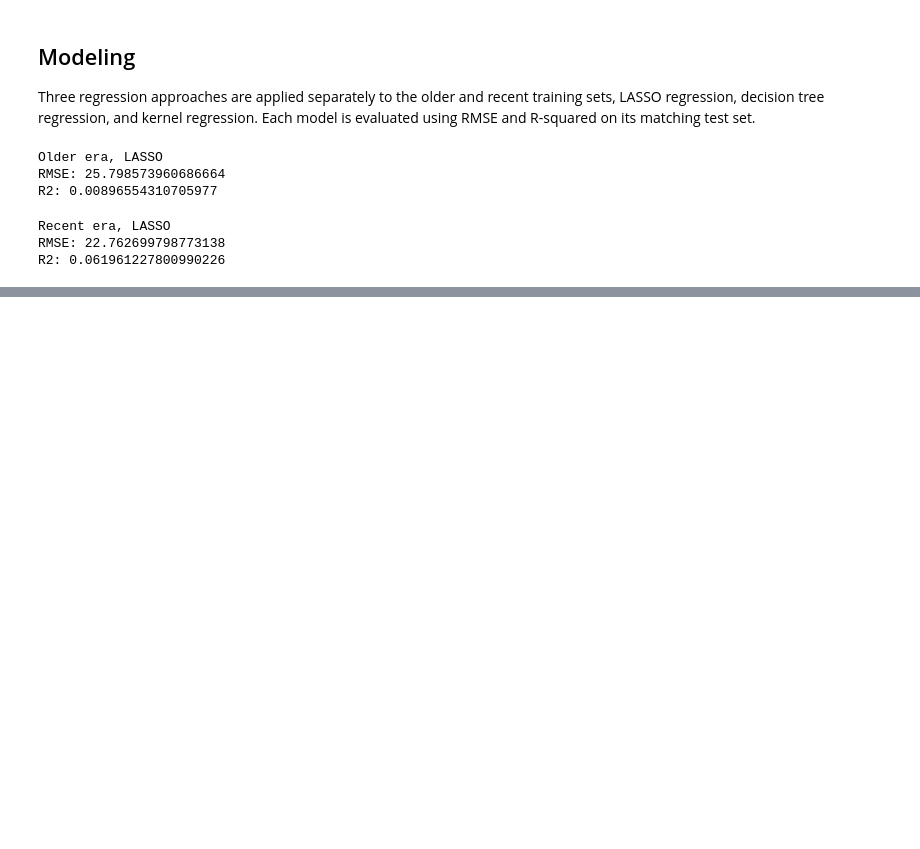
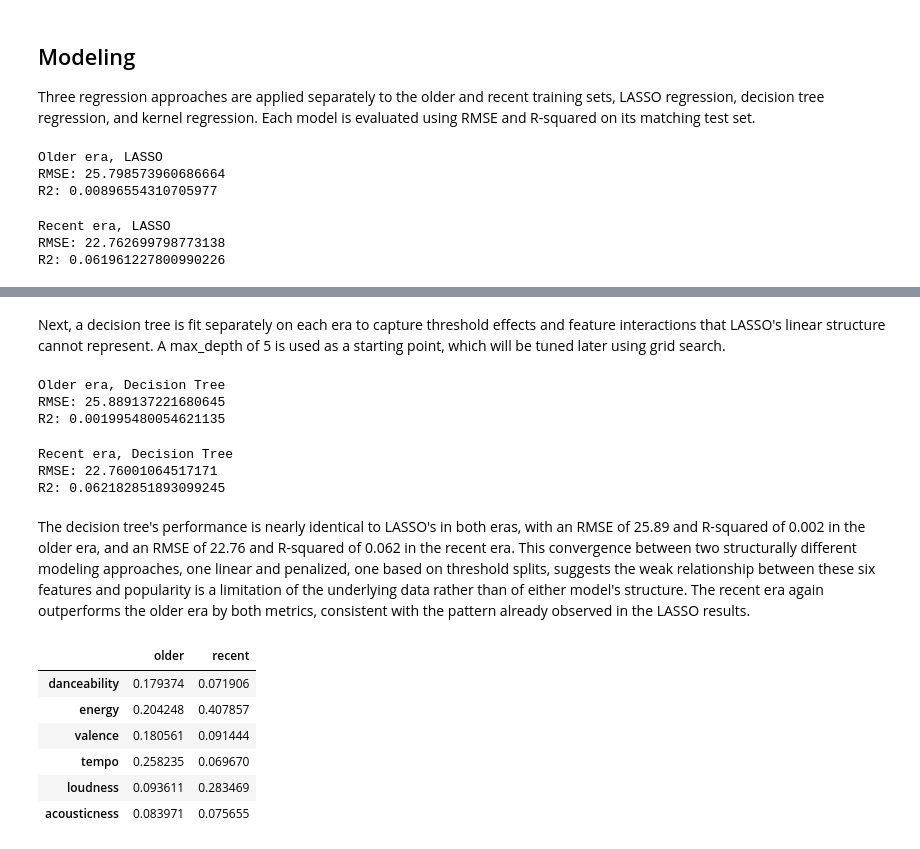
Before and after one commit to vipphan/spotify-capstone, a Jupyter notebook: spotify_capstone.ipynb, the cells around one changed output, grey strips where cells are left out. Cells and saved outputs as stored; diff of their text form; code cells hidden in the pictures; blank space fills up the shorter version.

```diff
--- a/spotify_capstone.ipynb
+++ b/spotify_capstone.ipynb
@@ -686,0 +831,56 @@ R2: 0.061961227800990226
+# %% [markdown]
+Next, a decision tree is fit separately on each era to capture threshold
+effects and feature interactions that LASSO's linear structure cannot
+represent. A max_depth of 5 is used as a starting
+point, which will be tuned later using grid search.
+# %%
+# decision tree for the older era
+tree_older = DecisionTreeRegressor(max_depth=5, random_state=42)
+tree_older.fit(X_older_train_scaled, y_older_train)
+tree_older_pred = tree_older.predict(X_older_test_scaled)
+
+print("Older era, Decision Tree")
+print("RMSE:", root_mean_squared_error(y_older_test, tree_older_pred))
+print("R2:", r2_score(y_older_test, tree_older_pred))
+# %% [output]
+Older era, Decision Tree
+RMSE: 25.889137221680645
+R2: 0.001995480054621135
+# %%
+# decision tree for the recent era
+tree_recent = DecisionTreeRegressor(max_depth=5, random_state=42)
+tree_recent.fit(X_recent_train_scaled, y_recent_train)
+tree_recent_pred = tree_recent.predict(X_recent_test_scaled)
+
+print("Recent era, Decision Tree")
+print("RMSE:", root_mean_squared_error(y_recent_test, tree_recent_pred))
+print("R2:", r2_score(y_recent_test, tree_recent_pred))
+# %% [output]
+Recent era, Decision Tree
+RMSE: 22.76001064517171
+R2: 0.062182851893099245
+# %% [markdown]
+The decision tree's performance is nearly identical to LASSO's in both
+eras, with an RMSE of 25.89 and R-squared of 0.002 in the older era,
+and an RMSE of 22.76 and R-squared of 0.062 in the recent era. This
+convergence between two structurally different modeling approaches, one
+linear and penalized, one based on threshold splits, suggests the weak
+relationship between these six features and popularity is a limitation
+of the underlying data rather than of either model's structure. The
+recent era again outperforms the older era by both metrics, consistent
+with the pattern already observed in the LASSO results.
+# %%
+importance_comparison = pd.DataFrame({
+    'older': tree_older.feature_importances_,
+    'recent': tree_recent.feature_importances_
+}, index=features)
+
+importance_comparison
+# %% [output]
+|  | older | recent |
+| danceability | 0.179374 | 0.071906 |
+| energy | 0.204248 | 0.407857 |
+| valence | 0.180561 | 0.091444 |
+| tempo | 0.258235 | 0.069670 |
+| loudness | 0.093611 | 0.283469 |
+| acousticness | 0.083971 | 0.075655 |
```
Also changed, not shown: parts of 35 cells of this notebook.
